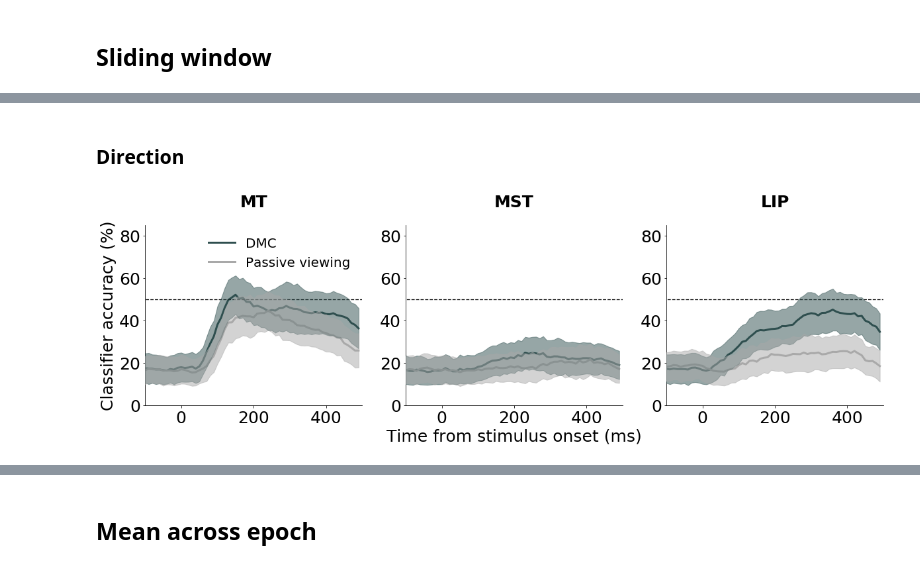
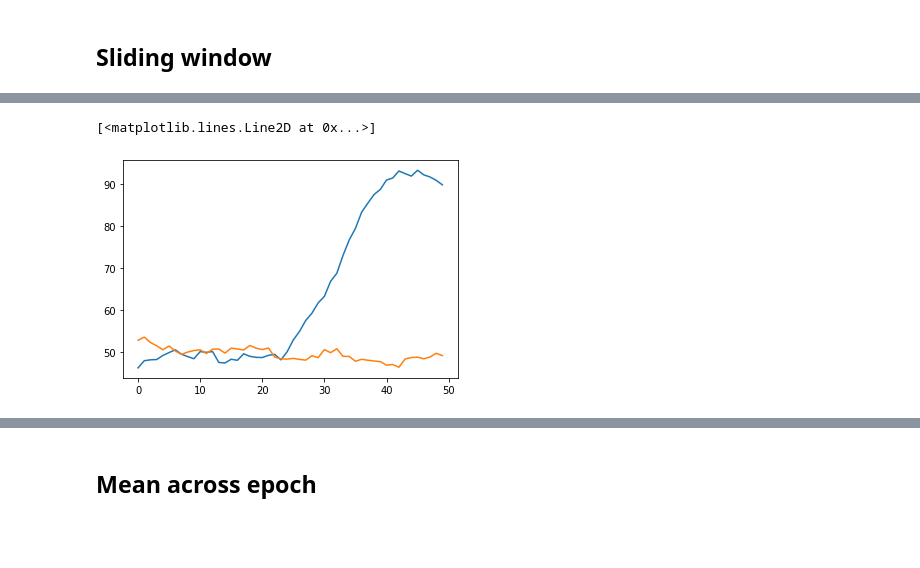
Before and after one commit to bpeysakhovich/two_boundary, a Jupyter notebook: passive_viewing_analysis.ipynb, the cells around one changed output, grey strips where cells are left out. Drawn from its saved outputs; the diff is of its cells as text; code cells hidden in the pictures; blank space fills up the shorter version.

```diff
--- a/passive_viewing_analysis.ipynb
+++ b/passive_viewing_analysis.ipynb
@@ -68,4 +77,2 @@ min_ntrials = 250
 # %% [markdown]
 # Data processing
-# %%
-window = np.arange(100, 400)
@@ -193,2 +154,0 @@ for i in save_filetype:
-# %% [markdown]
-### Direction
@@ -214,41 +154,0 @@ for i, area in enumerate(brain_areas):
-# %%
-x = np.arange(-100, 500, 10)
-fig, ax =  plt.subplots(1, 3, figsize=(20, 5))
-
-for i, area in enumerate(brain_areas):
-    currmean = np.mean(dir_perf_dmc_all[area], 0)
-    currstd = np.std(dir_perf_dmc_all[area], 0)
-
-    ax[i].plot(x, currmean, color =  'darkslategrey',  lw = 3, label = 'DMC')
-    ax[i].fill_between(x, currmean-currstd, currmean+currstd, color = 'darkslategrey',  lw = 1., alpha = 0.5, zorder=20)
-
-    currmean = np.mean(dir_perf_pv_all[area], 0)
-    currstd = np.std(dir_perf_pv_all[area], 0)
-
-    ax[i].plot(x, currmean, color = 'darkgrey',  lw = 3, label = 'Passive viewing')
-    ax[i].fill_between(x, currmean-currstd, currmean+currstd, color = 'darkgrey',  lw = 1., alpha = 0.5, zorder=20)
-
-    ax[i].plot([-400, 3000], [50, 50], '--k', lw = 1.3)
-
-    ax[i].set_xlim(-100, 500)
-    ax[i].set_ylim(0, 85)
-    ax[i].tick_params(labelsize=25)
-    ax[i].set_title(brain_areas[i], fontsize = 25, y=1.08, fontweight='bold')
-
-# Hide the right and top spines
-for i in range(3):
-    ax[i].spines['right'].set_visible(False)
-    ax[i].spines['top'].set_visible(False)
-    #ax[i].set_ylim(0, 0.0016)
-
-ax[0].set_ylabel('Classifier accuracy (%)', fontsize = 25)
-ax[1].set_xlabel('Time from stimulus onset (ms)', fontsize = 25)
-ax[0].legend(frameon = False, fontsize = 20)
-
-plt.show()
-
-for i in save_filetype:
-    savepath = figpath + 'passive_viewing\\' + monkey + '_direction_decoder_sliding_window.' + i
-    fig.savefig(savepath, bbox_inches='tight')
-# %% [output]
-[figure, removed]
@@ -254,0 +209,6 @@ for i in save_filetype:
+# %%
+plt.plot(np.mean(cat_svm_perf[area]['DMC'], 0))
+plt.plot(np.mean(cat_svm_perf[area]['PV'], 0))
+# %% [output]
+[<matplotlib.lines.Line2D at 0x...>]
+[figure, added]
```
Also changed, not shown: parts of 113 cells of this notebook, 16 other files.
